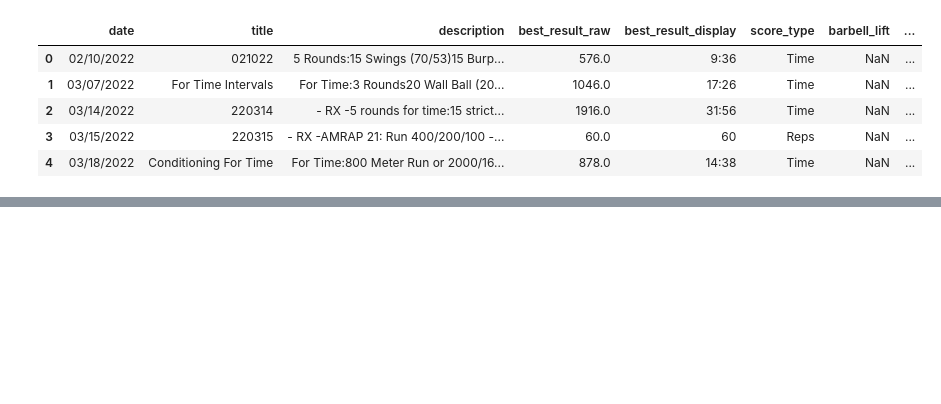
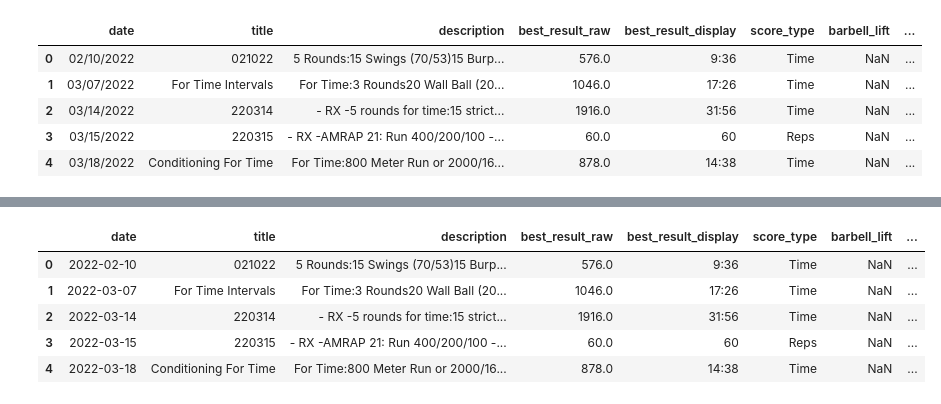
Before and after one commit to jnkroeker/phaction-data, a Jupyter notebook: notebooks/parse_sugarwod_data.ipynb, the cells around one changed output, grey strips where cells are left out. Cells and saved outputs as stored; diff of their text form; code cells hidden in the pictures; blank space fills up the shorter version.

```diff
--- a/notebooks/parse_sugarwod_data.ipynb
+++ b/notebooks/parse_sugarwod_data.ipynb
@@ -19,0 +49,14 @@ wods.describe()
+# %%
+# Break start_date_local into start time and date
+# This makes is easier to match up with SugarWOD workouts
+wods['date'] = pd.to_datetime(wods['date'])
+wods['date'] = wods['date'].dt.date
+# %%
+wods.head()
+# %% [output]
+|  | date | title | description | best_result_raw | best_result_display | score_type | barbell_lift | ... |
+| 0 | 2022-02-10 | 021022 | 5 Rounds:15 Swings (70/53)15 Burp... | 576.0 | 9:36 | Time | NaN | ... |
+| 1 | 2022-03-07 | For Time Intervals | For Time:3 Rounds20 Wall Ball (20... | 1046.0 | 17:26 | Time | NaN | ... |
+| 2 | 2022-03-14 | 220314 | - RX -5 rounds for time:15 strict... | 1916.0 | 31:56 | Time | NaN | ... |
+| 3 | 2022-03-15 | 220315 | - RX -AMRAP 21: Run 400/200/100 -... | 60.0 | 60 | Reps | NaN | ... |
+| 4 | 2022-03-18 | Conditioning For Time | For Time:800 Meter Run or 2000/16... | 878.0 | 14:38 | Time | NaN | ... |
```
Also changed, not shown: parts of 2 cells of this notebook, 3 other files.
